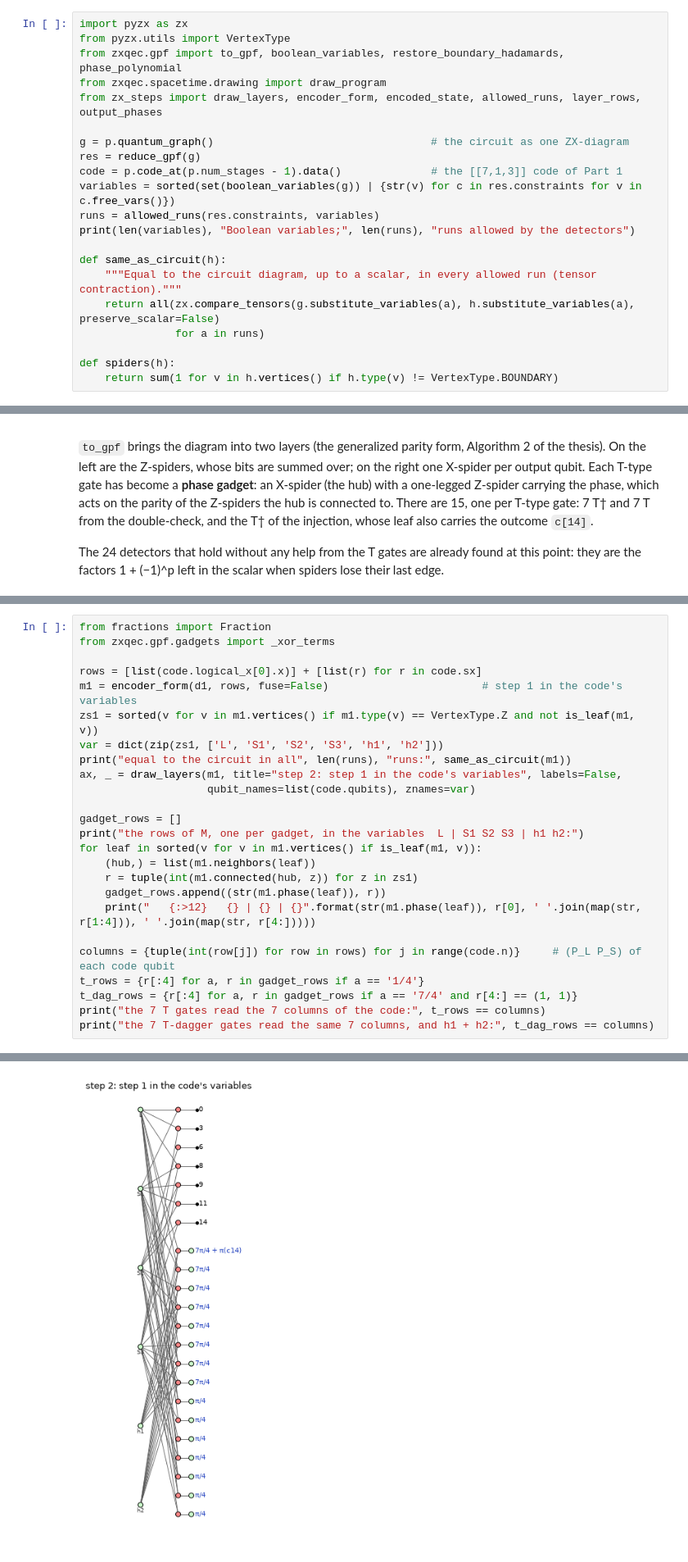
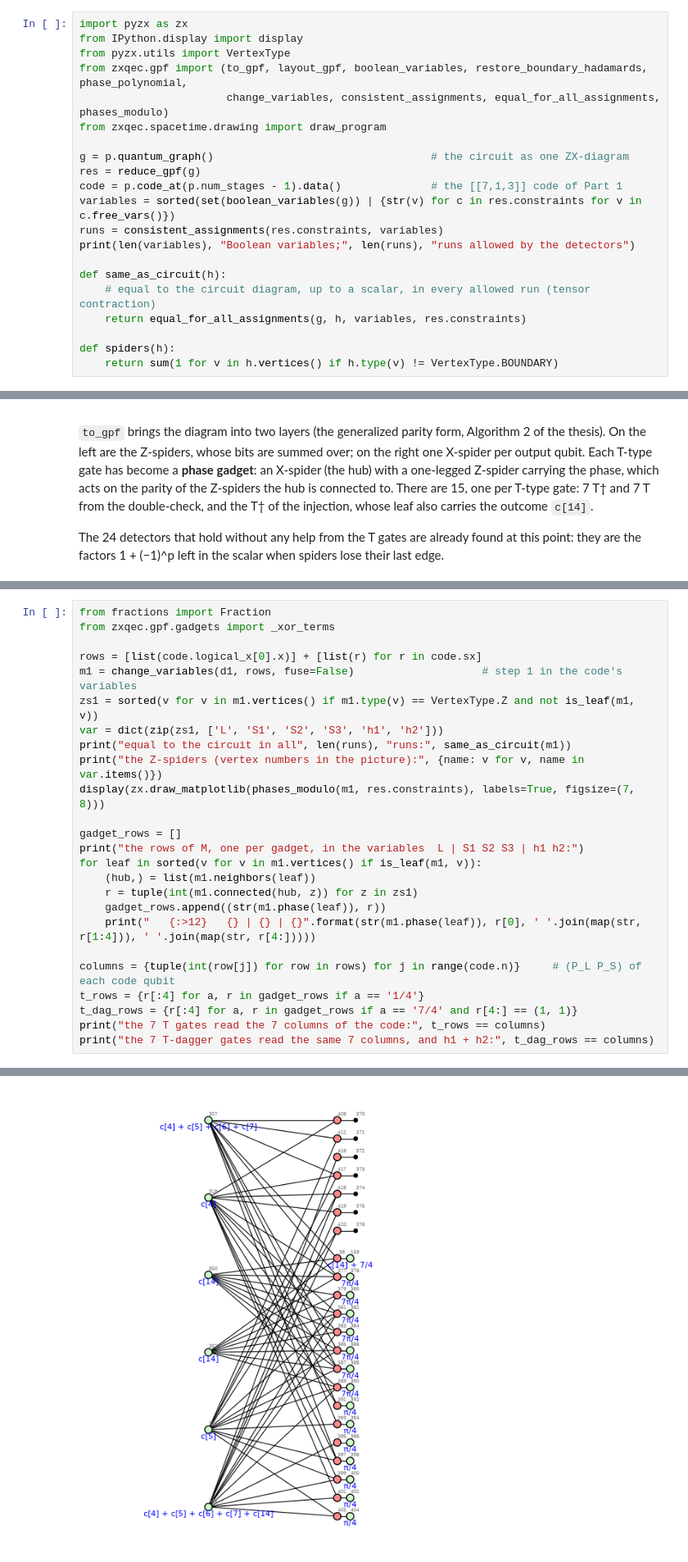
Before and after one commit to JennyLiu0716/SQZ, a Jupyter notebook: examples/Cultivation.ipynb, the cells around one changed output, grey strips where cells are left out. Shown at 82% size. Saved outputs shown, nothing was run; the diff lists cells and outputs as text.

```diff
--- a/examples/Cultivation.ipynb
+++ b/examples/Cultivation.ipynb
@@ -242,21 +242,21 @@ Outcomes in the labels are written *modulo the detectors*, in the earliest outco
 # %%
 import pyzx as zx
+from IPython.display import display
 from pyzx.utils import VertexType
-from zxqec.gpf import to_gpf, boolean_variables, restore_boundary_hadamards, phase_polynomial
+from zxqec.gpf import (to_gpf, layout_gpf, boolean_variables, restore_boundary_hadamards, phase_polynomial,
+                       change_variables, consistent_assignments, equal_for_all_assignments, phases_modulo)
 from zxqec.spacetime.drawing import draw_program
-from zx_steps import draw_layers, encoder_form, encoded_state, allowed_runs, layer_rows, output_phases
 
 g = p.quantum_graph()                                  # the circuit as one ZX-diagram
 res = reduce_gpf(g)
 code = p.code_at(p.num_stages - 1).data()              # the [[7,1,3]] code of Part 1
 variables = sorted(set(boolean_variables(g)) | {str(v) for c in res.constraints for v in c.free_vars()})
-runs = allowed_runs(res.constraints, variables)
+runs = consistent_assignments(res.constraints, variables)
 print(len(variables), "Boolean variables;", len(runs), "runs allowed by the detectors")
 
 def same_as_circuit(h):
-    """Equal to the circuit diagram, up to a scalar, in every allowed run (tensor contraction)."""
-    return all(zx.compare_tensors(g.substitute_variables(a), h.substitute_variables(a), preserve_scalar=False)
-               for a in runs)
+    # equal to the circuit diagram, up to a scalar, in every allowed run (tensor contraction)
+    return equal_for_all_assignments(g, h, variables, res.constraints)
 
 def spiders(h):
     return sum(1 for v in h.vertices() if h.type(v) != VertexType.BOUNDARY)
@@ -300,12 +300,12 @@ from fractions import Fraction
 from zxqec.gpf.gadgets import _xor_terms
 
 rows = [list(code.logical_x[0].x)] + [list(r) for r in code.sx]
-m1 = encoder_form(d1, rows, fuse=False)                        # step 1 in the code's variables
+m1 = change_variables(d1, rows, fuse=False)                    # step 1 in the code's variables
 zs1 = sorted(v for v in m1.vertices() if m1.type(v) == VertexType.Z and not is_leaf(m1, v))
 var = dict(zip(zs1, ['L', 'S1', 'S2', 'S3', 'h1', 'h2']))
 print("equal to the circuit in all", len(runs), "runs:", same_as_circuit(m1))
-ax, _ = draw_layers(m1, title="step 2: step 1 in the code's variables", labels=False,
-                    qubit_names=list(code.qubits), znames=var)
+print("the Z-spiders (vertex numbers in the picture):", {name: v for v, name in var.items()})
+display(zx.draw_matplotlib(phases_modulo(m1, res.constraints), labels=True, figsize=(7, 8)))
 
 gadget_rows = []
 print("the rows of M, one per gadget, in the variables  L | S1 S2 S3 | h1 h2:")
@@ -343 +326 @@ the 7 T-dagger gates read the same 7 columns, and h1 + h2: True
-[figure, old version]
+[figure, new version]
```
Also changed, not shown: parts of 12 cells of this notebook, 11 other files.
